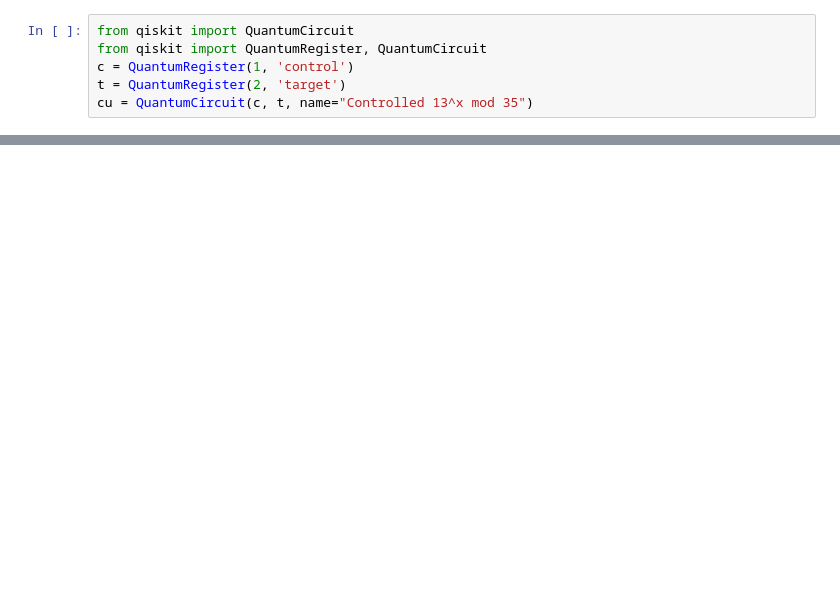
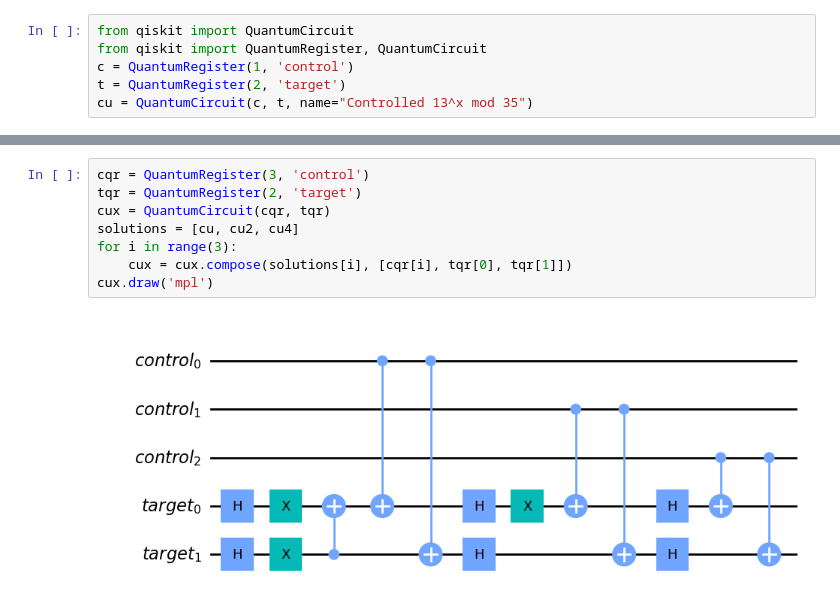
Before and after one commit to Erickype/QuantumLearning, a Jupyter notebook: QiskitFallFest/Ejercicios/ejercicio3.ipynb, the cells around one changed output, grey strips where cells are left out. Saved outputs shown, nothing was run; the diff lists cells and outputs as text; blank space fills up the shorter version.

```diff
--- a/QiskitFallFest/Ejercicios/ejercicio3.ipynb
+++ b/QiskitFallFest/Ejercicios/ejercicio3.ipynb
@@ -48,0 +55,10 @@ cu4.draw('mpl')
+# %%
+cqr = QuantumRegister(3, 'control')
+tqr = QuantumRegister(2, 'target')
+cux = QuantumCircuit(cqr, tqr)
+solutions = [cu, cu2, cu4]
+for i in range(3):
+    cux = cux.compose(solutions[i], [cqr[i], tqr[0], tqr[1]])
+cux.draw('mpl')
+# %% [output]
+[figure, added]
```
Also changed, not shown: parts of 9 cells of this notebook.
